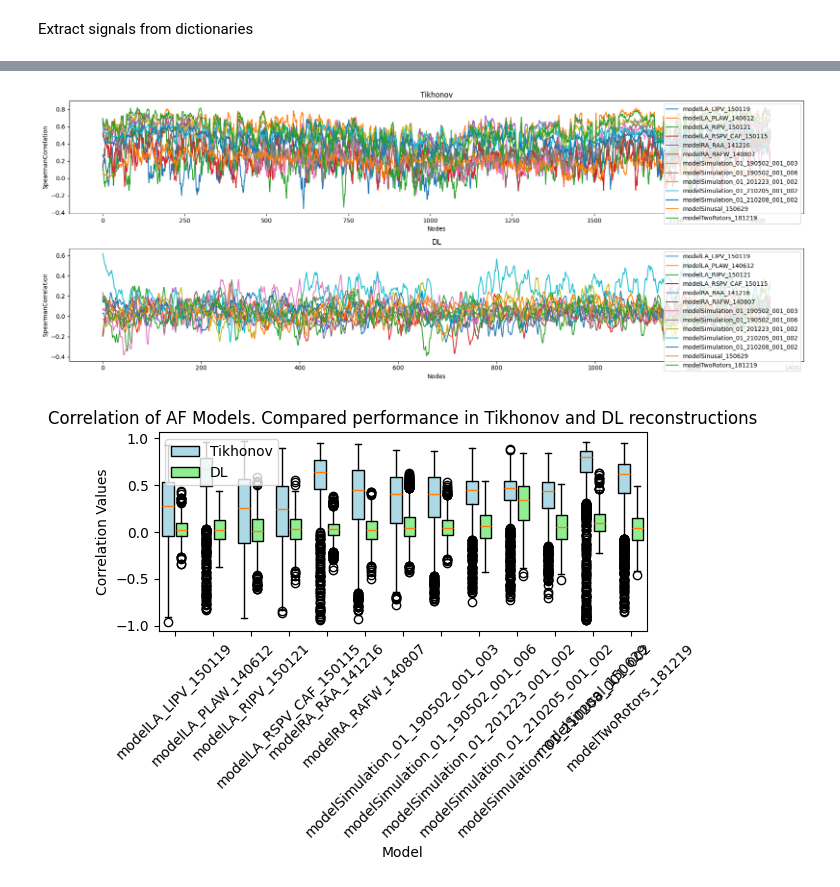
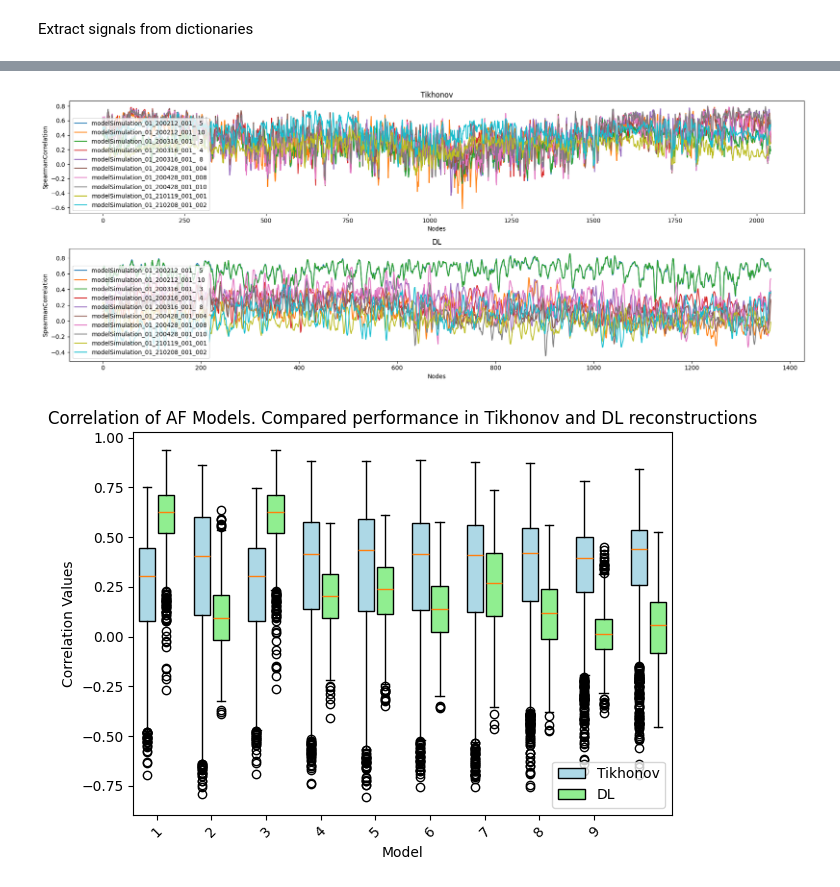
Before and after one commit to miriamgf/egm_reconstruction, a Jupyter notebook: Code/scripts/visualization/plot_by_models.ipynb, the cells around one changed output, grey strips where cells are left out. Saved outputs shown, nothing was run; the diff lists cells and outputs as text; code cells hidden in the pictures.

```diff
--- a/Code/scripts/visualization/plot_by_models.ipynb
+++ b/Code/scripts/visualization/plot_by_models.ipynb
@@ -18,8 +18,9 @@ To enable the following instructions: AVX2 AVX512F AVX512_VNNI AVX512_BF16 AVX_V
 # %%
 #CONFIGURATION
 
-experiment= '20240825-115418_EXP_0'
-model='modelLA_LIPV_150119'
+#experiment= '20240825-181432_EXP_0'
+experiment = '20240827-112359_EXP_0'
+model='modelSimulation_01_200212_001_  5'
 # %%
 tikhonov, fs_tk= load_signals('Tik')
 dl, fs_dl= load_signals('DL', experiment=experiment)
@@ -83,8 +100,8 @@ Model modelLA_LIPV_150119
 # %%
-plot_correlation_by_nodes(range_of_models=common_models, smoothing = 10, type_corr = 'Spearman', experiment=experiment)
+plot_correlation_by_nodes(range_of_models=common_models, smoothing = 5, type_corr = 'Spearman', experiment=experiment)
 # %% [output]
-[figure, old version]
+[figure, new version]
 # %%
 plot_correlation_by_models(range_of_models=common_models, type_corr = 'Pearson', separation = 0.7, rotation=45, experiment = experiment)
 # %% [output]
-[figure, old version]
+[figure, new version]
```
Also changed, not shown: parts of 6 cells of this notebook, 8 other files.
